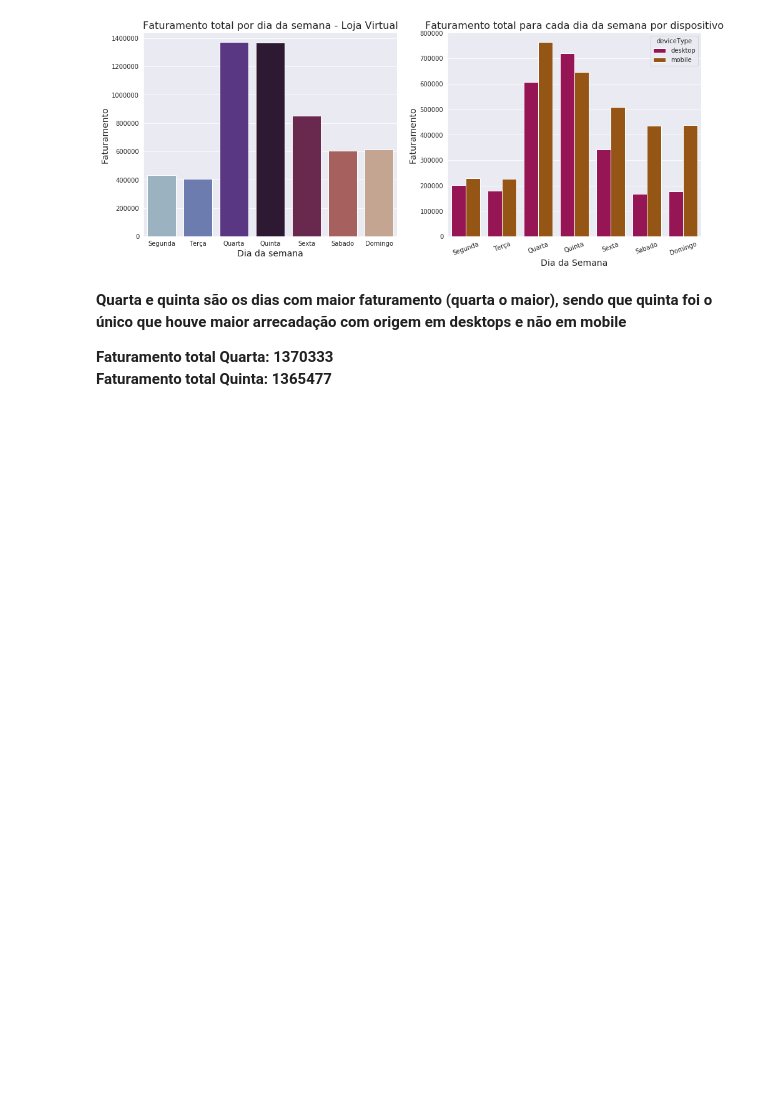
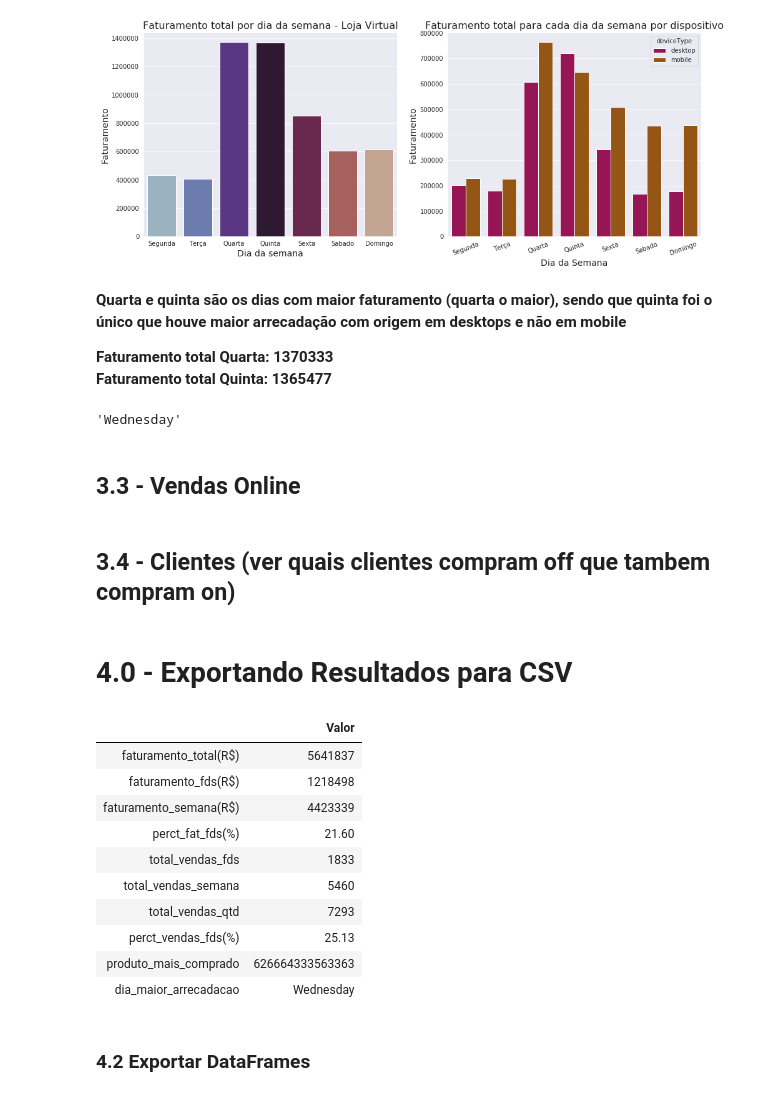
Before and after one commit to vinicvaz/Linx-DataAnalysis, a Jupyter notebook: OnlineDataAnalysis.ipynb, the cells around one changed output. Cells and saved outputs as stored; diff of their text form; code cells hidden in the pictures; blank space fills up the shorter version.

```diff
--- a/OnlineDataAnalysis.ipynb
+++ b/OnlineDataAnalysis.ipynb
@@ -316,0 +312,9 @@ Faturamento Total: R$ 5641837
+# %%
+## Arrecadação dos pedidos online (fds, dia de semana e total)
+fim_price = df[(df.weekday==5) | (df.weekday==6)].price.sum()
+normal_price = df[(df.weekday!=5) & (df.weekday!=6)].price.sum()
+fat_total = df.price.sum()
+perct_fat_fds = (fim_price*100)/fat_total
+
+print('Faturamento Total: R$',fat_total)
+print('Percentual referente ao final de semana:',perct_fat_fds,'%')
@@ -384,3 +382,49 @@ plt.savefig('./Images/Online/Revenue-Online-Weekday.jpg', bbox_inches="tight")
 
 **Faturamento total Quarta: 1370333**
 **Faturamento total Quinta: 1365477**
+# %%
+dia_maior_arr = calendar.day_name[int(weekday_revenue[weekday_revenue.price==weekday_revenue.price.max()].weekday.values)]
+dia_maior_arr
+# %% [output]
+'Wednesday'
+# %% [markdown]
+## 3.3 - Vendas Online
+# %%
+## Quantidade de Pedidos Online (fds, dia de semana e total)
+fim_qtd = df[(df.weekday==5) | (df.weekday==6)].groupby('order_id').sum().count()[0]
+normal_qtd = df[(df.weekday!=5) & (df.weekday!=6)].groupby('order_id').sum().count()[0]
+total_qtd = df.groupby('order_id').sum().count()[0]
+
+perct_fds = (fim_qtd*100)/total_qtd
+# %% [markdown]
+## 3.4 - Clientes (ver quais clientes compram off que tambem compram on)
+# %% [markdown]
+# 4.0 - Exportando Resultados para CSV
+# %%
+## 4.1 Criar DataFrames de Saída
+
+dados = {'faturamento_total(R$)':[fat_total], 'faturamento_fds(R$)':[fim_price],'faturamento_semana(R$)':[normal_price],
+        'perct_fat_fds(%)':[perct_fat_fds], 'total_vendas_fds':[fim_qtd], 'total_vendas_semana': [normal_qtd],
+        'total_vendas_qtd':[total_qtd], 'perct_vendas_fds(%)':[perct_fds], 'produto_mais_comprado':mais_comprado,
+        'dia_maior_arrecadacao': [dia_maior_arr], }
+df_online = pd.DataFrame(data=dados)
+# %%
+## Tranposta DF para melhor legibilidade
+pd.options.display.float_format = '{:20,.2f}'.format
+transpose = df_online.transpose()
+transpose.columns = ['Valor']
+transpose
+# %% [output]
+|  | Valor |
+| faturamento_total(R$) | 5641837 |
+| faturamento_fds(R$) | 1218498 |
+| faturamento_semana(R$) | 4423339 |
+| perct_fat_fds(%) | 21.60 |
+| total_vendas_fds | 1833 |
+| total_vendas_semana | 5460 |
+| total_vendas_qtd | 7293 |
+| perct_vendas_fds(%) | 25.13 |
+| produto_mais_comprado | 626664333563363 |
+| dia_maior_arrecadacao | Wednesday |
+# %% [markdown]
+### 4.2 Exportar DataFrames
```
Also changed, not shown: parts of 6 cells of this notebook.
